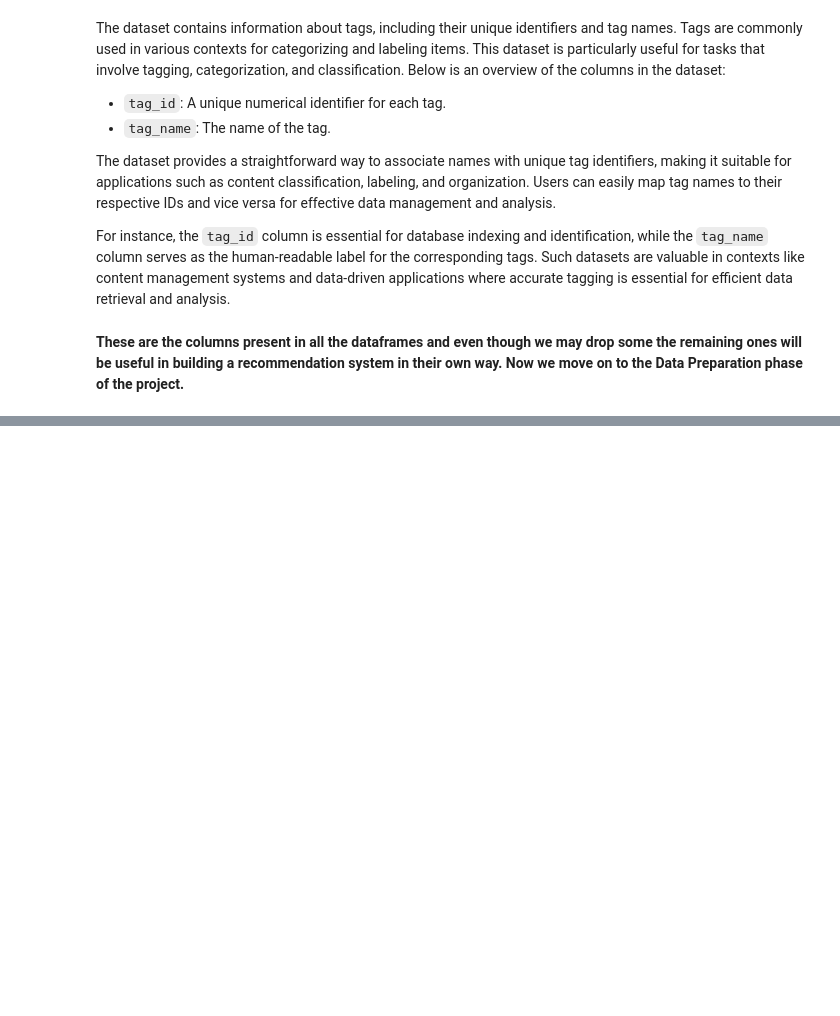
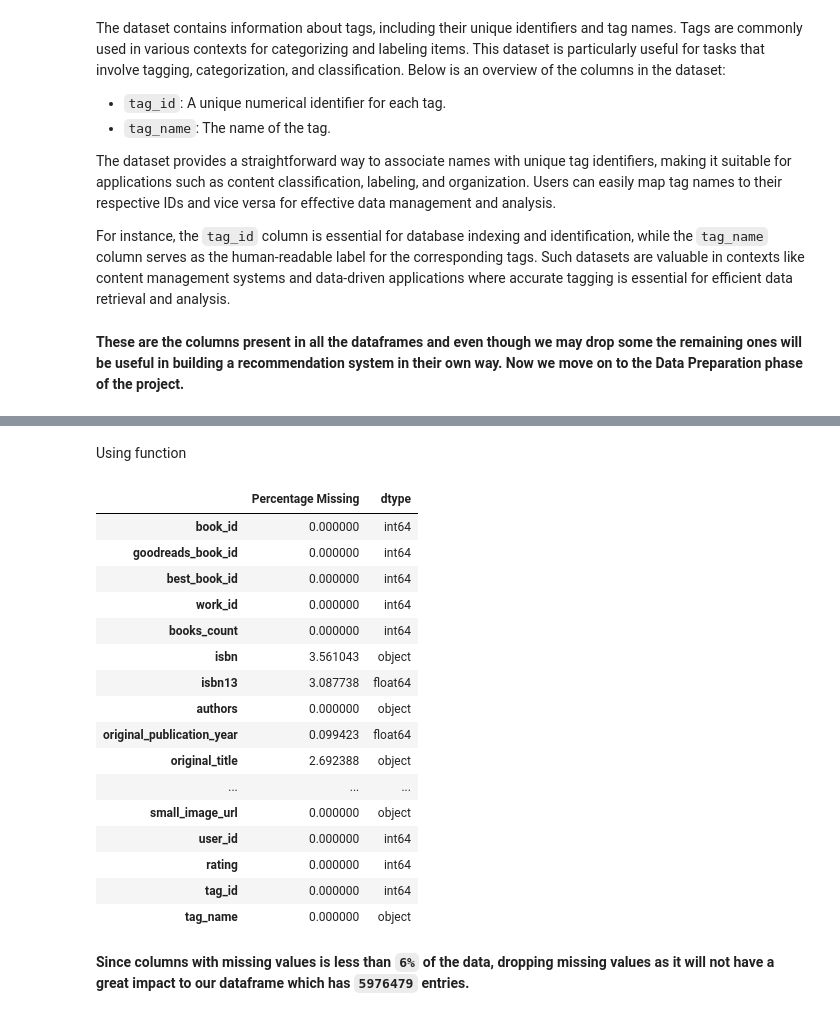
Before and after one commit to DennisWainaina/Book-recommendation-system-project, a Jupyter notebook: index.ipynb, the cells around one changed output, grey strips where cells are left out. Cells and saved outputs as stored; diff of their text form; code cells hidden in the pictures; blank space fills up the shorter version.

```diff
--- a/index.ipynb
+++ b/index.ipynb
@@ -150,0 +175,52 @@ For instance, the `tag_id` column is essential for database indexing and identif
+# %%
+def missing_percentage(df):
+    """
+    Calculate the percentage of missing values for each column in a DataFrame.
+
+    Parameters:
+        df (pd.DataFrame): The input DataFrame.
+
+    Returns:
+        pd.DataFrame: A DataFrame showing the percentage of missing values
+                      and data types for each column.
+    """
+
+    # Dictionary for storing the percentage of missing values
+    missing_values_percentage = {}
+
+    # Loop for calculating the percentage of missing values and putting values in the dictionary
+    for column in df.columns:
+        missing_values_percentage[column] = (df[column].isnull().sum() / len(df[column])) * 100
+
+    # Creating a DataFrame from the dictionary
+    missing_df = pd.Series(missing_values_percentage)
+    missing_df = pd.DataFrame(missing_df, columns=['Percentage Missing'])
+
+    # Creating a new column for the data type of the column with missing values
+    missing_df['dtype'] = [df[column].dtypes for column in missing_df.index]
+
+    return missing_df
+# %% [markdown]
+Using function
+# %%
+missing_percentage(combined_df)
+# %% [output]
+|  | Percentage Missing | dtype |
+| book_id | 0.000000 | int64 |
+| goodreads_book_id | 0.000000 | int64 |
+| best_book_id | 0.000000 | int64 |
+| work_id | 0.000000 | int64 |
+| books_count | 0.000000 | int64 |
+| isbn | 3.561043 | object |
+| isbn13 | 3.087738 | float64 |
+| authors | 0.000000 | object |
+| original_publication_year | 0.099423 | float64 |
+| original_title | 2.692388 | object |
+| ... | ... | ... |
+| small_image_url | 0.000000 | object |
+| user_id | 0.000000 | int64 |
+| rating | 0.000000 | int64 |
+| tag_id | 0.000000 | int64 |
+| tag_name | 0.000000 | object |
+# %% [markdown]
+**Since columns with missing values is less than `6%` of the data, dropping missing values as it will not have a great impact to our dataframe which has `5976479` entries.**
```
Also changed, not shown: parts of 14 cells of this notebook.
